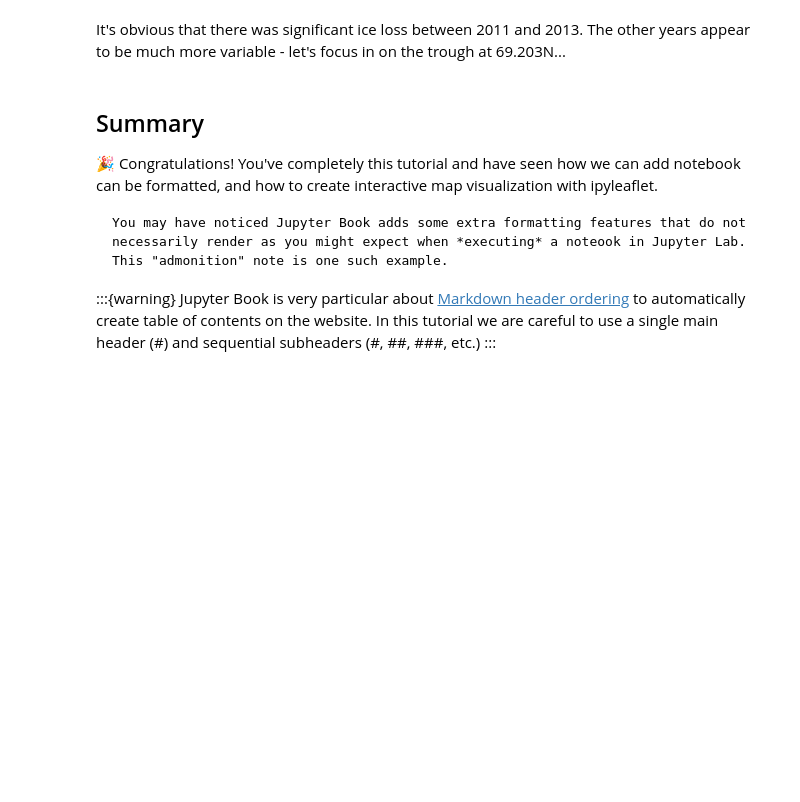
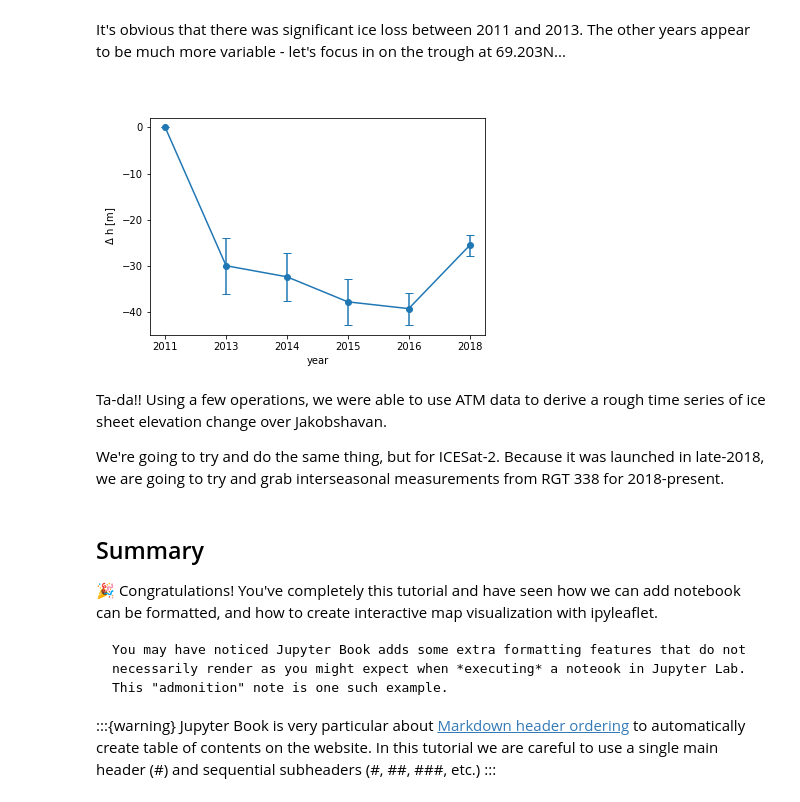
Before and after one commit to ICESAT-2HackWeek/website2022, a Jupyter notebook: book/tutorials/DataIntegration/dataintegration-2.ipynb, the cells around one changed output. Saved outputs shown, nothing was run; the diff lists cells and outputs as text; code cells hidden in the pictures; blank space fills up the shorter version.

```diff
--- a/book/tutorials/DataIntegration/dataintegration-2.ipynb
+++ b/book/tutorials/DataIntegration/dataintegration-2.ipynb
@@ -482,3 +483,53 @@ plt.show()
 [figure]
 # %% [markdown]
 It's obvious that there was significant ice loss between 2011 and 2013. The other years appear to be much more variable - let's focus in on the trough at 69.203N...
+# %%
+# Set the latitude bounds of the surface trough
+lat_bounds = [69.1982, 69.2113]
+
+# 2013 has the longest streak of data over this region. We are going to downscale the other years to its length.
+lat_2013 = atm_2011_2018['Latitude_2013'][(atm_2011_2018['Latitude_2013']>lat_bounds[0]) & (atm_2011_2018['Latitude_2013']<lat_bounds[1])]
+
+# First, downscale the 2011 data to 2013 resolution
+lat = atm_2011_2018['Latitude_2011']
+elev = atm_2011_2018['elev_2011'][(lat>lat_bounds[0]) & (lat<lat_bounds[1])].reset_index(drop=True)
+
+lat = lat[(lat>lat_bounds[0]) & (lat<lat_bounds[1])].reset_index(drop=True)
+spl = splrep(lat[::-1], elev[::-1], s=0)
+slp_2011 = splev(lat_2013, spl, der=0)
+
+# Calculate ice loss relative to 2011
+delta_h = [0]
+std_h = [0]
+for i,year in enumerate(years[1:]): # Start loop at 2013 (2012 has no data)
+    if year != 2013: # Downscale other years to 2013 resolution
+        lat = atm_2011_2018['Latitude_'+year]
+        elev = atm_2011_2018['elev_'+year][(lat>lat_bounds[0]) & (lat<lat_bounds[1])].reset_index(drop=True)
+
+        # Downscale the data with splines
+        lat = lat[(lat>lat_bounds[0]) & (lat<lat_bounds[1])].reset_index(drop=True)
+        spl = splrep(lat[::-1], elev[::-1], s=0)
+        spl_year = splev(lat_2013, spl, der=0)
+
+        # Now calculate the difference relative to 2011
+        delta_h.append((spl_year - slp_2011).mean())
+        std_h.append((spl_year - slp_2011).std())
+    else:
+        lat = atm_2011_2018['Latitude_'+year]
+        elev = atm_2011_2018['elev_'+year][(lat>lat_bounds[0]) & (lat<lat_bounds[1])].reset_index(drop=True)
+
+        # Calculate the difference relative to 2011
+        delta_h.append((elev[::-1] - slp_2011).mean())
+        std_h.append((spl_year - slp_2011).std())
+
+%matplotlib widget
+plt.errorbar(years, delta_h, yerr=std_h, marker='.', markersize=12, capsize=4)
+plt.xlabel('year')
+plt.ylabel('$\Delta$ h [m]')
+plt.show()
+# %% [output]
+[figure, added]
+# %% [markdown]
+Ta-da!! Using a few operations, we were able to use ATM data to derive a rough time series of ice sheet elevation change over Jakobshavan.
+
+We're going to try and do the same thing, but for ICESat-2. Because it was launched in late-2018, we are going to try and grab interseasonal measurements from RGT 338 for 2018-present.
```
Also changed, not shown: parts of 2 cells of this notebook.
